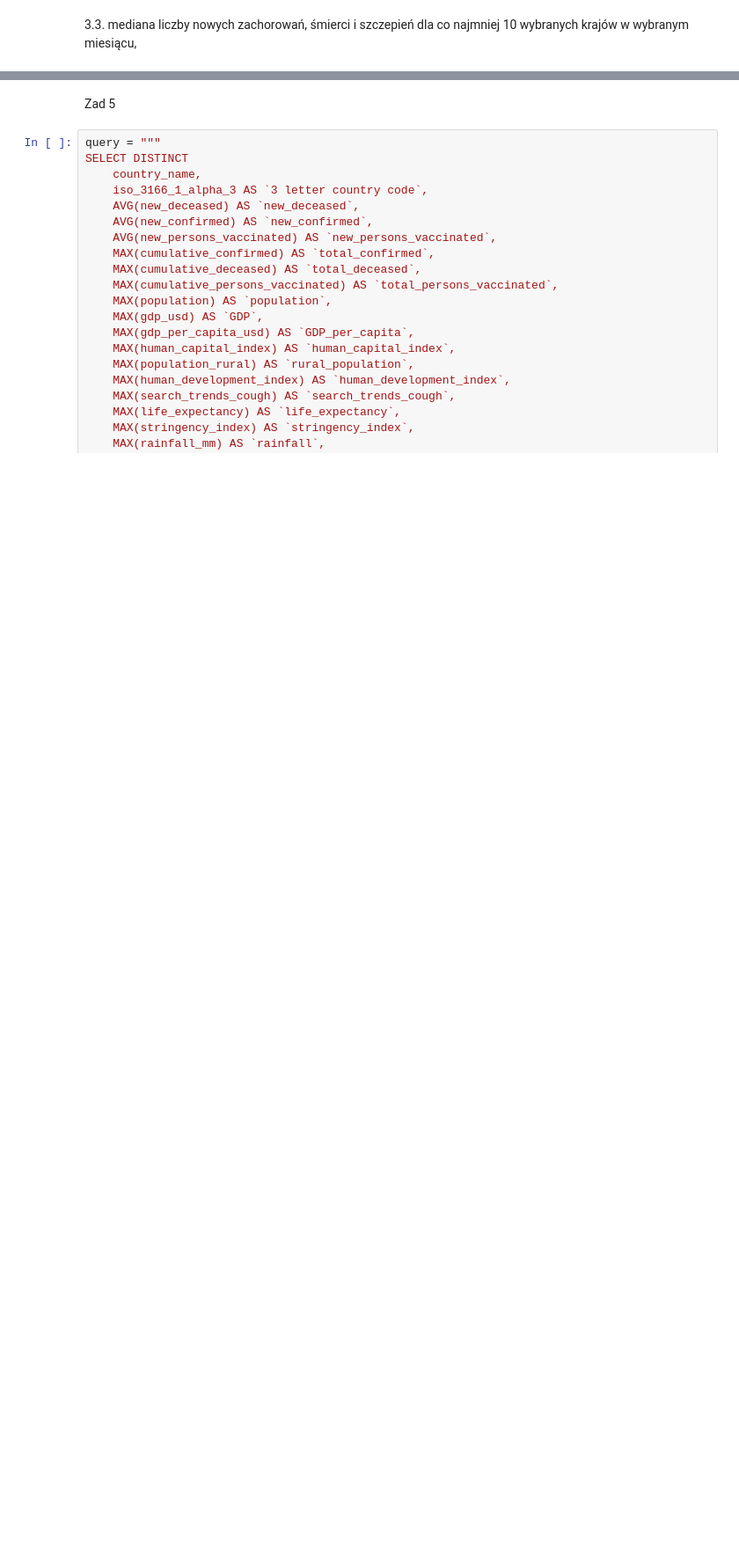
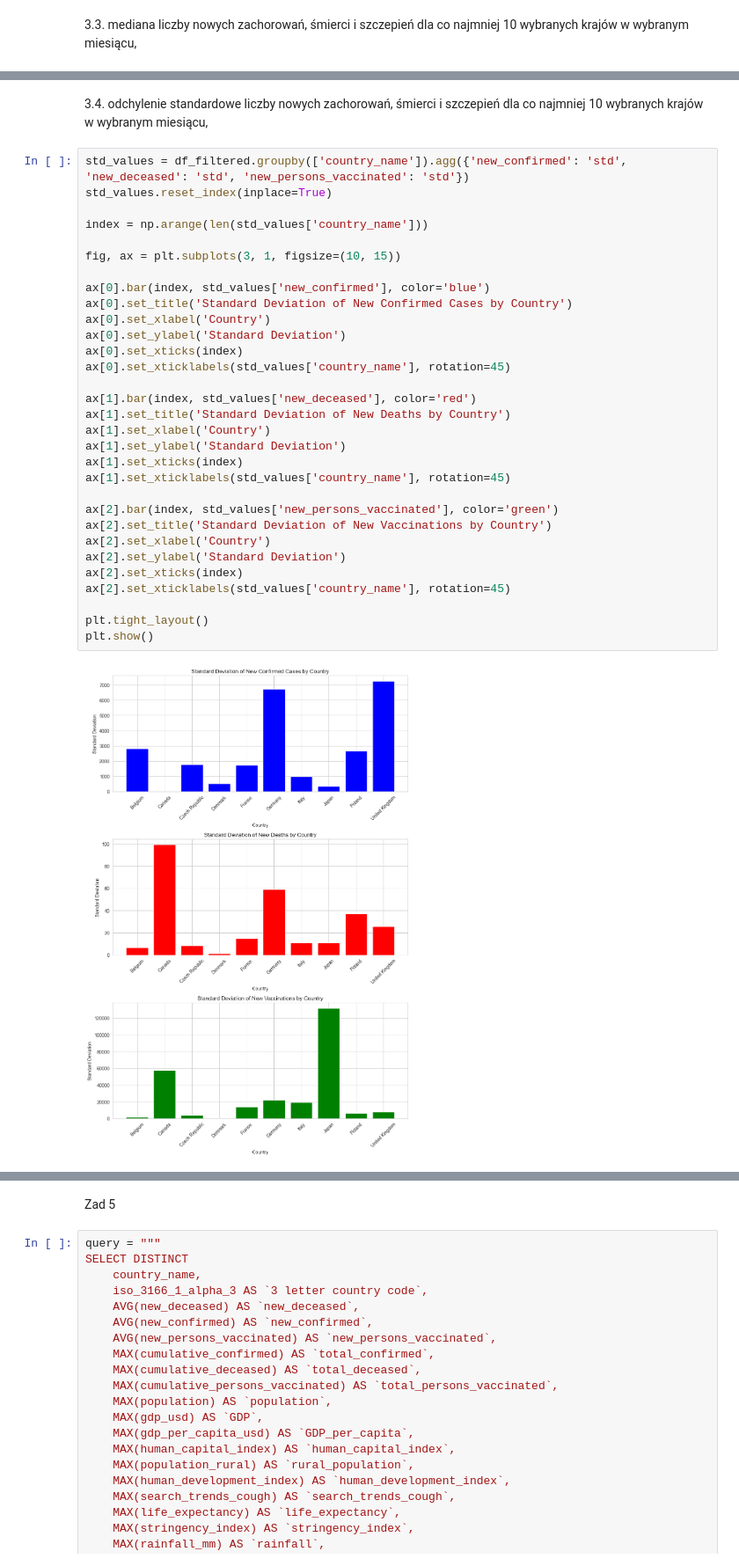
Before and after one commit to qmacdom/BigData, a Jupyter notebook: zad2.ipynb, the cells around one changed output, grey strips where cells are left out. Shown at 88% size. Drawn from its saved outputs; the diff is of its cells as text; blank space fills up the shorter version.

```diff
--- a/zad2.ipynb
+++ b/zad2.ipynb
@@ -340,0 +367,35 @@ plt.show()
+# %% [markdown]
+3.4. odchylenie standardowe liczby nowych zachorowań, śmierci i szczepień dla co najmniej 10 wybranych krajów w wybranym miesiącu,
+# %%
+std_values = df_filtered.groupby(['country_name']).agg({'new_confirmed': 'std', 'new_deceased': 'std', 'new_persons_vaccinated': 'std'})
+std_values.reset_index(inplace=True)
+
+index = np.arange(len(std_values['country_name']))
+
+fig, ax = plt.subplots(3, 1, figsize=(10, 15))
+
+ax[0].bar(index, std_values['new_confirmed'], color='blue')
+ax[0].set_title('Standard Deviation of New Confirmed Cases by Country')
+ax[0].set_xlabel('Country')
+ax[0].set_ylabel('Standard Deviation')
+ax[0].set_xticks(index)
+ax[0].set_xticklabels(std_values['country_name'], rotation=45)
+
+ax[1].bar(index, std_values['new_deceased'], color='red')
+ax[1].set_title('Standard Deviation of New Deaths by Country')
+ax[1].set_xlabel('Country')
+ax[1].set_ylabel('Standard Deviation')
+ax[1].set_xticks(index)
+ax[1].set_xticklabels(std_values['country_name'], rotation=45)
+
+ax[2].bar(index, std_values['new_persons_vaccinated'], color='green')
+ax[2].set_title('Standard Deviation of New Vaccinations by Country')
+ax[2].set_xlabel('Country')
+ax[2].set_ylabel('Standard Deviation')
+ax[2].set_xticks(index)
+ax[2].set_xticklabels(std_values['country_name'], rotation=45)
+
+plt.tight_layout()
+plt.show()
+# %% [output]
+[figure, added]
```
Also changed, not shown: parts of 23 cells of this notebook.
